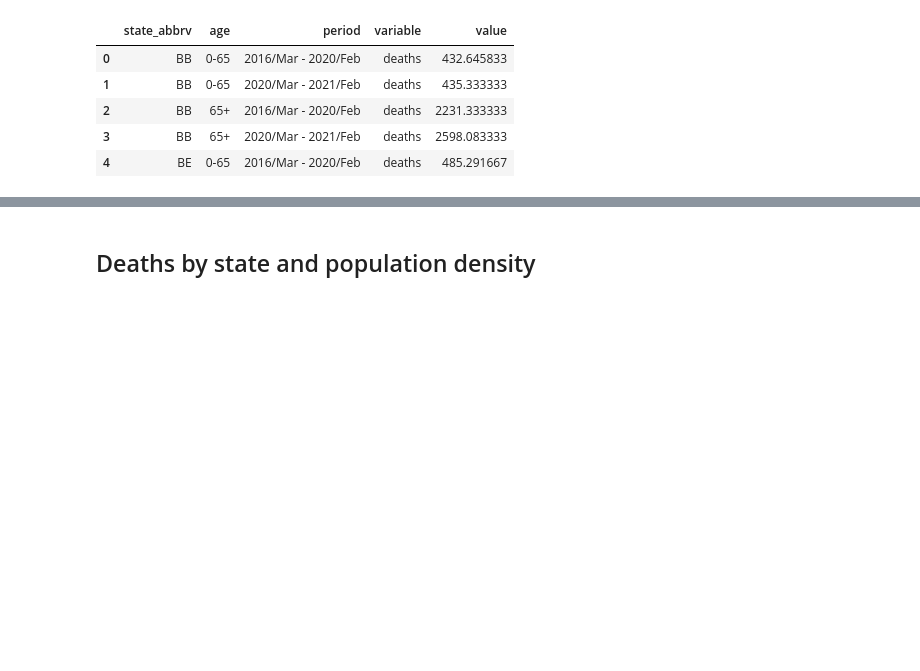
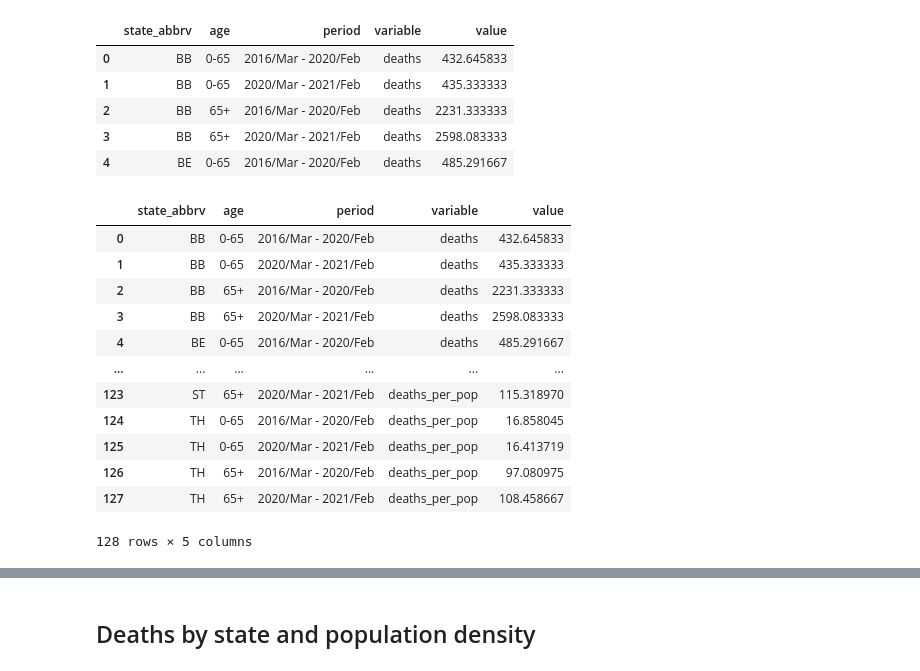
Before and after one commit to Shrijeetkharche/Hamoye-id3, a Jupyter notebook: Group_2_3.ipynb, the cells around one changed output, grey strips where cells are left out. Drawn from its saved outputs; the diff is of its cells as text; code cells hidden in the pictures; blank space fills up the shorter version.

```diff
--- a/Group_2_3.ipynb
+++ b/Group_2_3.ipynb
@@ -293,0 +293,16 @@ display(data_m.head())
+# %%
+data_m
+# %% [output]
+|  | state_abbrv | age | period | variable | value |
+| 0 | BB | 0-65 | 2016/Mar - 2020/Feb | deaths | 432.645833 |
+| 1 | BB | 0-65 | 2020/Mar - 2021/Feb | deaths | 435.333333 |
+| 2 | BB | 65+ | 2016/Mar - 2020/Feb | deaths | 2231.333333 |
+| 3 | BB | 65+ | 2020/Mar - 2021/Feb | deaths | 2598.083333 |
+| 4 | BE | 0-65 | 2016/Mar - 2020/Feb | deaths | 485.291667 |
+| ... | ... | ... | ... | ... | ... |
+| 123 | ST | 65+ | 2020/Mar - 2021/Feb | deaths_per_pop | 115.318970 |
+| 124 | TH | 0-65 | 2016/Mar - 2020/Feb | deaths_per_pop | 16.858045 |
+| 125 | TH | 0-65 | 2020/Mar - 2021/Feb | deaths_per_pop | 16.413719 |
+| 126 | TH | 65+ | 2016/Mar - 2020/Feb | deaths_per_pop | 97.080975 |
+| 127 | TH | 65+ | 2020/Mar - 2021/Feb | deaths_per_pop | 108.458667 |
+128 rows × 5 columns
```
Also changed, not shown: parts of 11 cells of this notebook.
